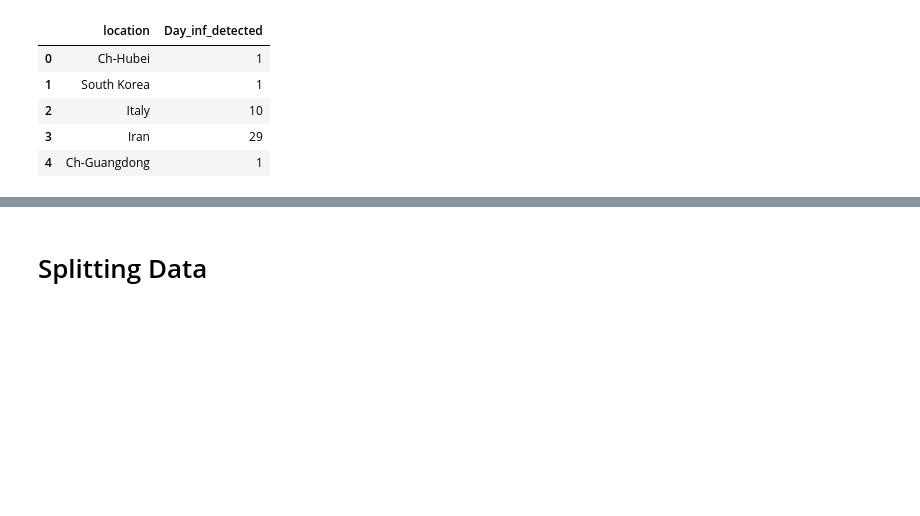
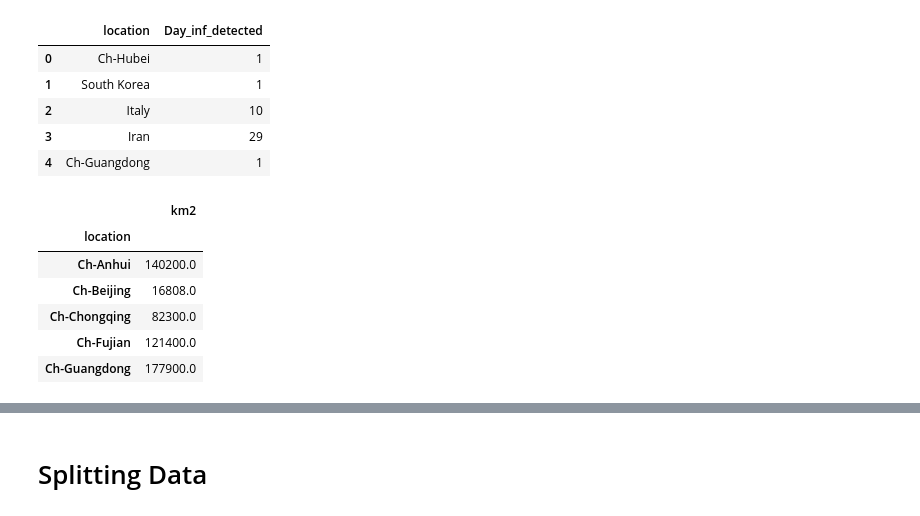
Before and after one commit to juliocrn94/CoronaVirus_ML, a Jupyter notebook: Part3.ipynb, the cells around one changed output, grey strips where cells are left out. Drawn from its saved outputs; the diff is of its cells as text; code cells hidden in the pictures; blank space fills up the shorter version.

```diff
--- a/Part3.ipynb
+++ b/Part3.ipynb
@@ -53,4 +54,15 @@ day_det.head()
 | 2 | Italy | 10 |
 | 3 | Iran | 29 |
 | 4 | Ch-Guangdong | 1 |
+# %%
+data_area2= data_area.set_index('location')
+data_area2.head()
+# %% [output]
+|  | km2 |
+| location |  |
+| Ch-Anhui | 140200.0 |
+| Ch-Beijing | 16808.0 |
+| Ch-Chongqing | 82300.0 |
+| Ch-Fujian | 121400.0 |
+| Ch-Guangdong | 177900.0 |
 # %%
```
Also changed, not shown: parts of 41 cells of this notebook, 7 other files.
